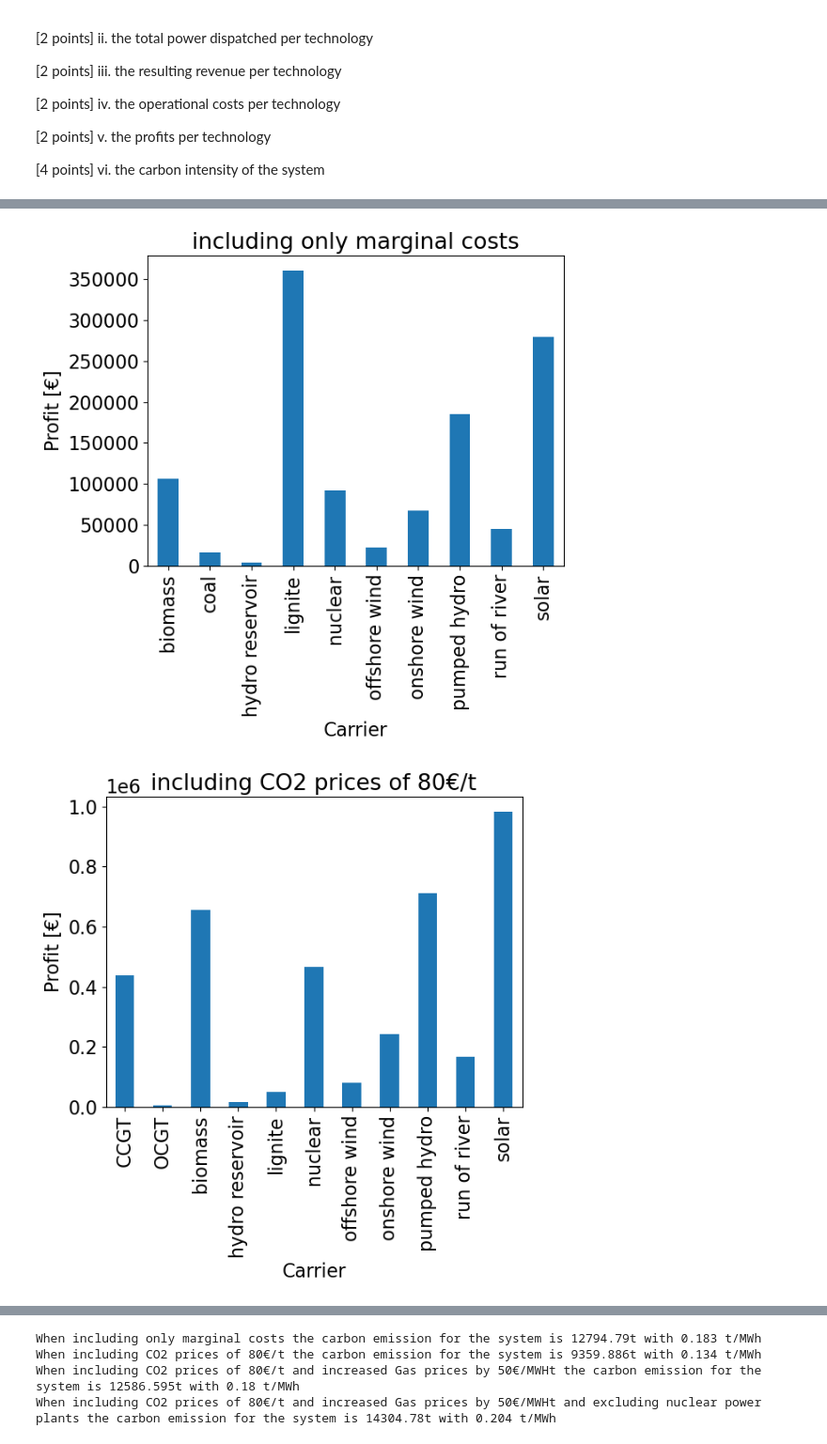
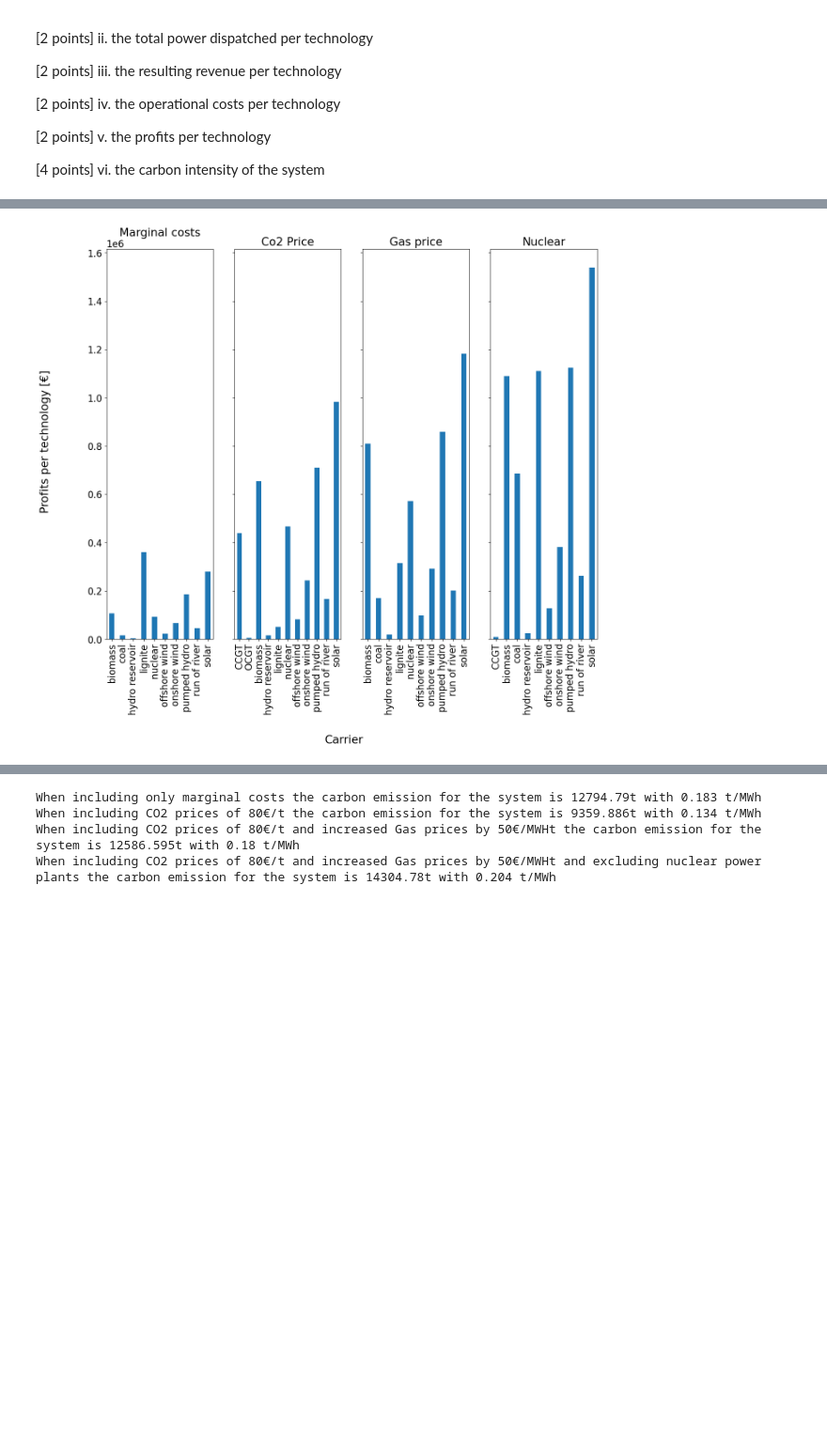
Before and after one commit to FelixMau/datascience_TU, a Jupyter notebook: 003_Asignment_03/Assignment_03_LNG Terminals & Electricity Markets_save.ipynb, the cells around one changed output, grey strips where cells are left out. Shown at 94% size. Drawn from its saved outputs; the diff is of its cells as text; code cells hidden in the pictures; blank space fills up the shorter version.

```diff
--- a/003_Asignment_03/Assignment_03_LNG Terminals & Electricity Markets_save.ipynb
+++ b/003_Asignment_03/Assignment_03_LNG Terminals & Electricity Markets_save.ipynb
@@ -449,9 +452,9 @@ df_co2_gas_rest = rest_df(df_co2_gas, demand=demand) #with co2 price and gas pri
 df_nuc_rest = rest_df(df_nuc, demand=demand) #with co2 price, gas price increase and without nuclear power
 
 rest_set = [[df_rest, "marginal_cost", "including only marginal costs", "Marginal costs"],
-            [df_co2_rest, "marginal_co2_costs", "including CO2 prices of 80€/t", "Co2 Price"],
-            [df_co2_gas_rest,"marginal_co2_costs_with_gas_increase", "including CO2 prices of 80€/t and increased Gas prices by 50€/MWHt", "Gas price"],
-            [df_nuc_rest, "marginal_co2_costs_with_gas_increase", "including CO2 prices of 80€/t and increased Gas prices by 50€/MWHt and excluding nuclear power plants", "Nuclear"]]
+            [df_co2_rest, "marginal_co2_costs", "CO2 prices of 80€/t", "Co2 Price"],
+            [df_co2_gas_rest,"marginal_co2_costs_with_gas_increase", "CO2 prices of 80€/t, Gas prices by 50€/MWH", "Gas price"],
+            [df_nuc_rest, "marginal_co2_costs_with_gas_increase", "CO2 prices of 80€/t, Gas prices by 50€/MWHt no nuclear power", "Nuclear"]]
 # i. the market clearing price
 for data in rest_set:
     market_price = data[0].iloc[-1][data[1]]
@@ -464,6 +467,7 @@ The market clearing price is 150.929 €/MWh for including CO2 prices of 80€/t
 # %%
 # ii. the total power dispatched per technology
-for data in rest_set:
+fig, axs = plt.subplots(nrows=1, ncols=4, figsize=(15, 12), sharey=True)
+for data, ax in zip(rest_set, axs.ravel()):
     plot_data = pd.DataFrame(columns = ["Total dispatched Energy [MWh]"])
     energy = data[0].groupby(["carrier"]).agg({"Available capacity (MW)":"sum"})
     last_carrier = data[0].iloc[-1]["carrier"]
@@ -473,5 +477,7 @@ for data in rest_set:
         plot_data.loc[i, "Total dispatched Energy [MWh]"] = energy.loc[i,:].values[0]
         # please uncomment line below if additional scalar values are wanted!
         #print(f"When {data[2]}, the total dispatched energy for technology {i} is {round(energy.loc[i,:].values[0],3)} MWh")
-    plot_data.plot.bar(title = data[2], xlabel = "Carrier", ylabel = "Total dispatched Energy [MWh]", legend=False)
+    plot_data.plot.bar(title = data[3],  legend=False, ax = ax)
+fig.supxlabel("Carrier", y = -0.1)
+fig.supylabel("Total power dispatched [MWh] [€]")
 # %% [output]
@@ -482,7 +486,8 @@ for data in rest_set:
 # %%
 # iii. the resulting revenue per technology
 # Revenue is: market clearing price * dispatched energy (per tech)
-for data in rest_set:
+fig, axs = plt.subplots(nrows=1, ncols=4, figsize=(15, 12), sharey=True)
+for data, ax in zip(rest_set, axs.ravel()):
     plot_data = pd.DataFrame(columns = ["Revenue"])
     market_price = data[0].iloc[-1][data[1]]
     energy = data[0].groupby(["carrier"]).agg({"Available capacity (MW)":"sum"})
@@ -493,5 +498,7 @@ for data in rest_set:
         plot_data.loc[i, "Revenue"] = energy.loc[i,:].values[0]*market_price
         # please uncomment line below if additional scalar values are wanted!
         #print(f"When {data[2]}, the revenue for technology {i} is {round(energy.loc[i,:].values[0]*market_price,3)}€")
-    plot_data.plot.bar(title = data[2], xlabel = "Carrier", ylabel = "Revenue [€]", legend=False)
+        plot_data.plot.bar(title = data[3],  legend=False, ax = ax)
+    fig.supxlabel("Carrier", y = -0.1)
+    fig.supylabel("Revenue [€]")
 # %% [output]
@@ -502,7 +506,8 @@ for data in rest_set:
 # %%
 #iv. the operational costs per technology
 # operational cost is: marginal cost (per tech) * dispatched energy (per tech)
-for data in rest_set:
+fig, axs = plt.subplots(nrows=1, ncols=4, figsize=(15, 12), sharey=True)
+for data, ax in zip(rest_set, axs.ravel()):
     plot_data = pd.DataFrame(columns=["costs"])
     market_price = data[0].iloc[-1][data[1]]
     energy = data[0].groupby(["carrier"]).agg({"Available capacity (MW)":"sum"})
@@ -514,5 +519,9 @@ for data in rest_set:
         plot_data.loc[i, "costs"] = energy.loc[i,:].values[0]*costs.loc[i, :].values[0]
         # please uncomment line below if additional scalar values are wanted!
         #print(f"When {data[2]}, the operational cost for technology {i} is {round(energy.loc[i,:].values[0]*costs.loc[i, :].values[0],3)}€")
-    plot_data.plot.bar(title = data[2], xlabel = "Carrier", ylabel = "Operational costs [€]", legend=False)
+    plot_data.plot.bar(title = data[3],  legend=False, ax = ax)
+    fig.supxlabel("Carrier", y = -0.1)
+    fig.supylabel("Costs per technology [€]")
+
+plt.show()
 # %% [output]
@@ -523,19 +529,22 @@ for data in rest_set:
 # %%
 #v. the profits per technology
 # Profit is: revenue(per tech)-cost(per tech)
-for data in rest_set:
+fig, axs = plt.subplots(nrows=1, ncols=4, figsize=(15, 12), sharey=True)
+for data, ax in zip(rest_set, axs.ravel()):
     plot_data = pd.DataFrame(columns= ["profits"])
     market_price = data[0].iloc[-1][data[1]]
     energy = data[0].groupby(["carrier"]).agg({"Available capacity (MW)":"sum"})
     costs = data[0].groupby(["carrier"]).agg({data[1]:"mean"})
     last_carrier = data[0].iloc[-1]["carrier"]
     last_energy = data[0].iloc[-1]["Cumulative capacity (MW)"]-demand
     energy.loc[last_carrier,:] = energy.loc[last_carrier,:]-last_energy
     for i in energy.index:
         plot_data.loc[i, "profits"] = energy.loc[i,:].values[0]*market_price-energy.loc[i,:].values[0]*costs.loc[i, :].values[0]
         # please uncomment line below if additional scalar values are wanted!
         #print(f"When {data[2]}, the profit for technology {i} is {round(energy.loc[i,:].values[0]*market_price-energy.loc[i,:].values[0]*costs.loc[i, :].values[0],3)}€")
-    plot_data.plot.bar(title = data[2], xlabel = "Carrier", ylabel = "Profit [€]", legend=False)
+    plot_data.plot.bar(title = data[3],  legend=False, ax = ax)
+fig.supxlabel("Carrier", y = -0.1)
+fig.supylabel("Profits per technology [€]")
+plt.show()
 # %% [output]
-[figure, old version]
+[figure, new version]
-[figure, removed]
```
Also changed, not shown: parts of 9 cells of this notebook.
